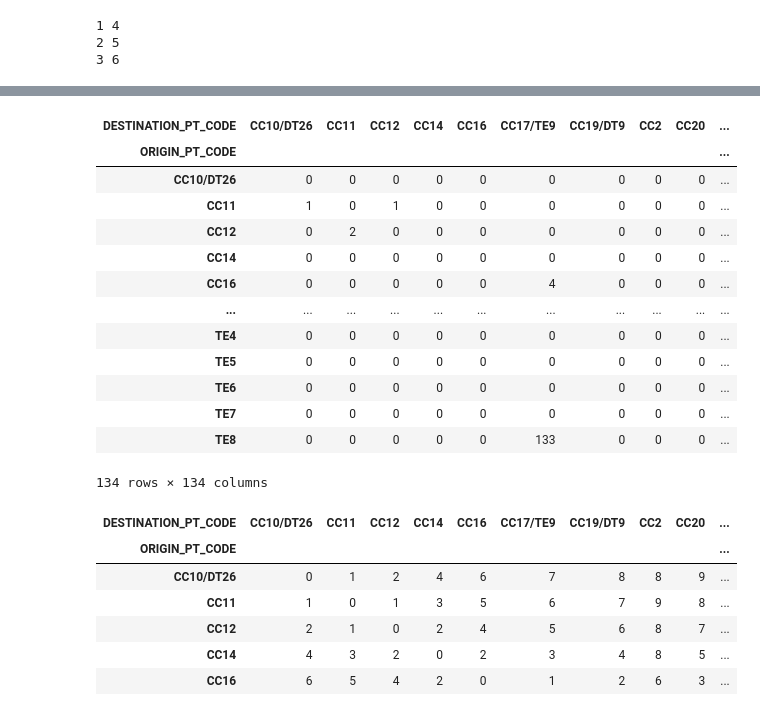
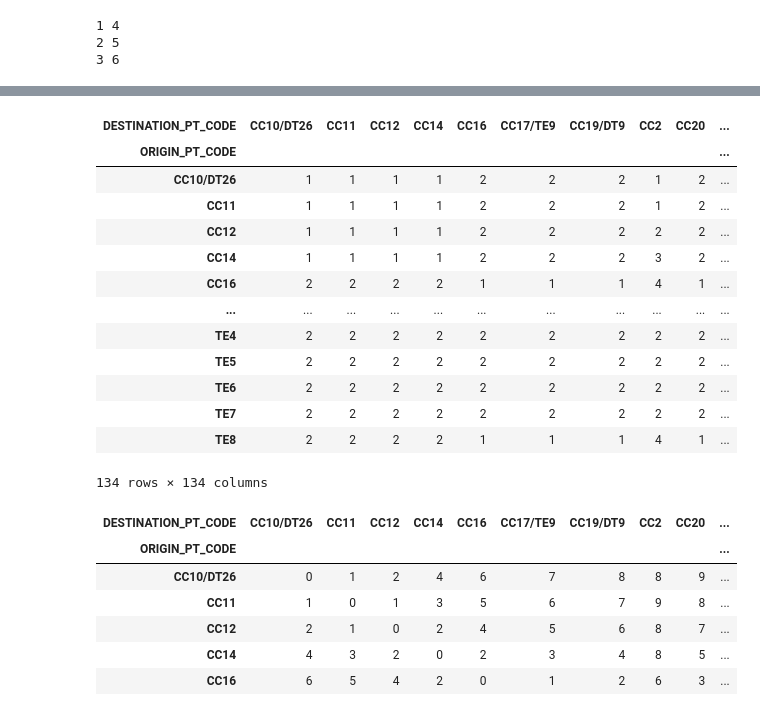
Before and after one commit to Sean-Leishman/NextStopABMS, a Jupyter notebook: data/passenger_volume_by_station.ipynb, the cells around one changed output, grey strips where cells are left out. Saved outputs shown, nothing was run; the diff lists cells and outputs as text; code cells hidden in the pictures.

```diff
--- a/data/passenger_volume_by_station.ipynb
+++ b/data/passenger_volume_by_station.ipynb
@@ -239,3 +277,21 @@ pi = [[0] * length for i in range(length)]
+# %%
+line_dict = {
+    'NS':0,
+    'EW':1,
+    'DT':2,
+    'NE':3,
+    'CC':4,
+    'TE':5,
+    'CG':6,
+    'CE':7,
+}
+# %%
+pi = [[0] * length for i in range(length)]
+cost = [[math.inf]  * length for i in range(length)]
+connections = [[1]  * length for i in range(length)]
+
+line = [[line_dict[x[:2]] for x in i.split("/")] for i in cost_df.index]
+lines = [[math.inf] * length for i in range(length)]
 # %%
 for i in range(length):
     for j in range(length):
@@ -247,4 +303,23 @@ for i in range(length):
         elif isPrevId(cost_df.index[i], cost_df.columns[j]):
             cost[i][j] = 1
             pi[i][j] = i
+        else:
+            connections[i][j] = 0
+        for x in [line_dict[x[:2]] for x in cost_df.index[i].split("/")]:
+            if x in [line_dict[x[:2]] for x in cost_df.index[j].split("/")]:
+                lines[i][j] = x
+# %%
+for k in range(length):
+    for i in range(length):
+        for j in range(length):
+            if i == 0 and j == 4:
+                #print(k, cost[i][k], cost[k][j], cost[i][j]
+                pass
+            if cost[i][k] + cost[k][j] < cost[i][j]:
+                print(cost_df.index[i],cost_df.index[k],cost_df.index[j])
+                print(lines[i], lines[j], lines[k])
+                print("--------------------------")
+                cost[i][j] = cost[i][k] + cost[k][j]
+                pi[i][j] = pi[k][j]
+                connections[i][j] += 1
 # %%
@@ -268,17 +357,17 @@ df_cost
 # %%
-pd.DataFrame(pi, index=cost_df.index, columns=cost_df.columns)
+pd.DataFrame(connections, index=cost_df.index, columns=cost_df.columns)
 # %% [output]
 | DESTINATION_PT_CODE | CC10/DT26 | CC11 | CC12 | CC14 | CC16 | CC17/TE9 | CC19/DT9 | CC2 | CC20 | ... |
 | ORIGIN_PT_CODE |  |  |  |  |  |  |  |  |  | ... |
-| CC10/DT26 | 0 | 0 | 0 | 0 | 0 | 0 | 0 | 0 | 0 | ... |
-| CC11 | 1 | 0 | 1 | 0 | 0 | 0 | 0 | 0 | 0 | ... |
-| CC12 | 0 | 2 | 0 | 0 | 0 | 0 | 0 | 0 | 0 | ... |
-| CC14 | 0 | 0 | 0 | 0 | 0 | 0 | 0 | 0 | 0 | ... |
-| CC16 | 0 | 0 | 0 | 0 | 0 | 4 | 0 | 0 | 0 | ... |
+| CC10/DT26 | 1 | 1 | 1 | 1 | 2 | 2 | 2 | 1 | 2 | ... |
+| CC11 | 1 | 1 | 1 | 1 | 2 | 2 | 2 | 1 | 2 | ... |
+| CC12 | 1 | 1 | 1 | 1 | 2 | 2 | 2 | 2 | 2 | ... |
+| CC14 | 1 | 1 | 1 | 1 | 2 | 2 | 2 | 3 | 2 | ... |
+| CC16 | 2 | 2 | 2 | 2 | 1 | 1 | 1 | 4 | 1 | ... |
 | ... | ... | ... | ... | ... | ... | ... | ... | ... | ... | ... |
-| TE4 | 0 | 0 | 0 | 0 | 0 | 0 | 0 | 0 | 0 | ... |
-| TE5 | 0 | 0 | 0 | 0 | 0 | 0 | 0 | 0 | 0 | ... |
-| TE6 | 0 | 0 | 0 | 0 | 0 | 0 | 0 | 0 | 0 | ... |
-| TE7 | 0 | 0 | 0 | 0 | 0 | 0 | 0 | 0 | 0 | ... |
-| TE8 | 0 | 0 | 0 | 0 | 0 | 133 | 0 | 0 | 0 | ... |
+| TE4 | 2 | 2 | 2 | 2 | 2 | 2 | 2 | 2 | 2 | ... |
+| TE5 | 2 | 2 | 2 | 2 | 2 | 2 | 2 | 2 | 2 | ... |
+| TE6 | 2 | 2 | 2 | 2 | 2 | 2 | 2 | 2 | 2 | ... |
+| TE7 | 2 | 2 | 2 | 2 | 2 | 2 | 2 | 2 | 2 | ... |
+| TE8 | 2 | 2 | 2 | 2 | 1 | 1 | 1 | 4 | 1 | ... |
 134 rows × 134 columns
```
Also changed, not shown: parts of 14 cells of this notebook, 7 other files.
